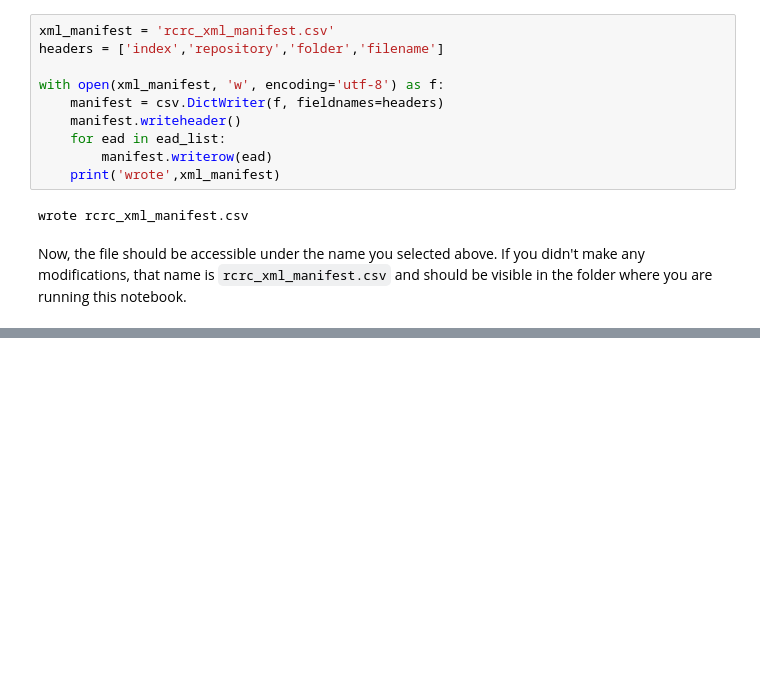
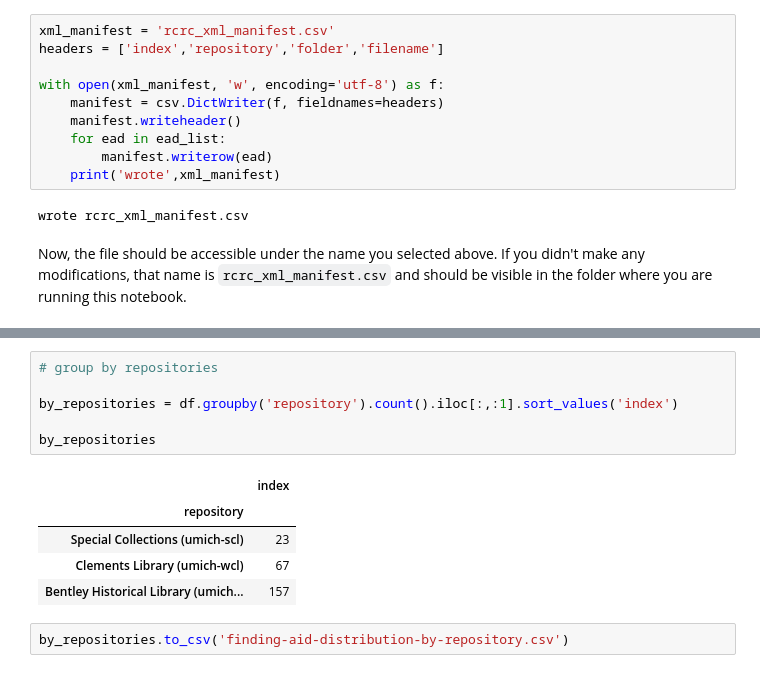
Before and after one commit to jiaqili0803/ReConnect-ReCollect_Automation, a Jupyter notebook: exploration-list-EADS.ipynb, the cells around one changed output, grey strips where cells are left out. Drawn from its saved outputs; the diff is of its cells as text; blank space fills up the shorter version.

```diff
--- a/exploration-list-EADS.ipynb
+++ b/exploration-list-EADS.ipynb
@@ -92,0 +119,14 @@ and should be visible in the folder where you are running this notebook.
+# %%
+# group by repositories
+
+by_repositories = df.groupby('repository').count().iloc[:,:1].sort_values('index')
+
+by_repositories
+# %% [output]
+|  | index |
+| repository |  |
+| Special Collections (umich-scl) | 23 |
+| Clements Library (umich-wcl) | 67 |
+| Bentley Historical Library (umich... | 157 |
+# %%
+by_repositories.to_csv('finding-aid-distribution-by-repository.csv')
```
Also changed, not shown: parts of 8 cells of this notebook.
